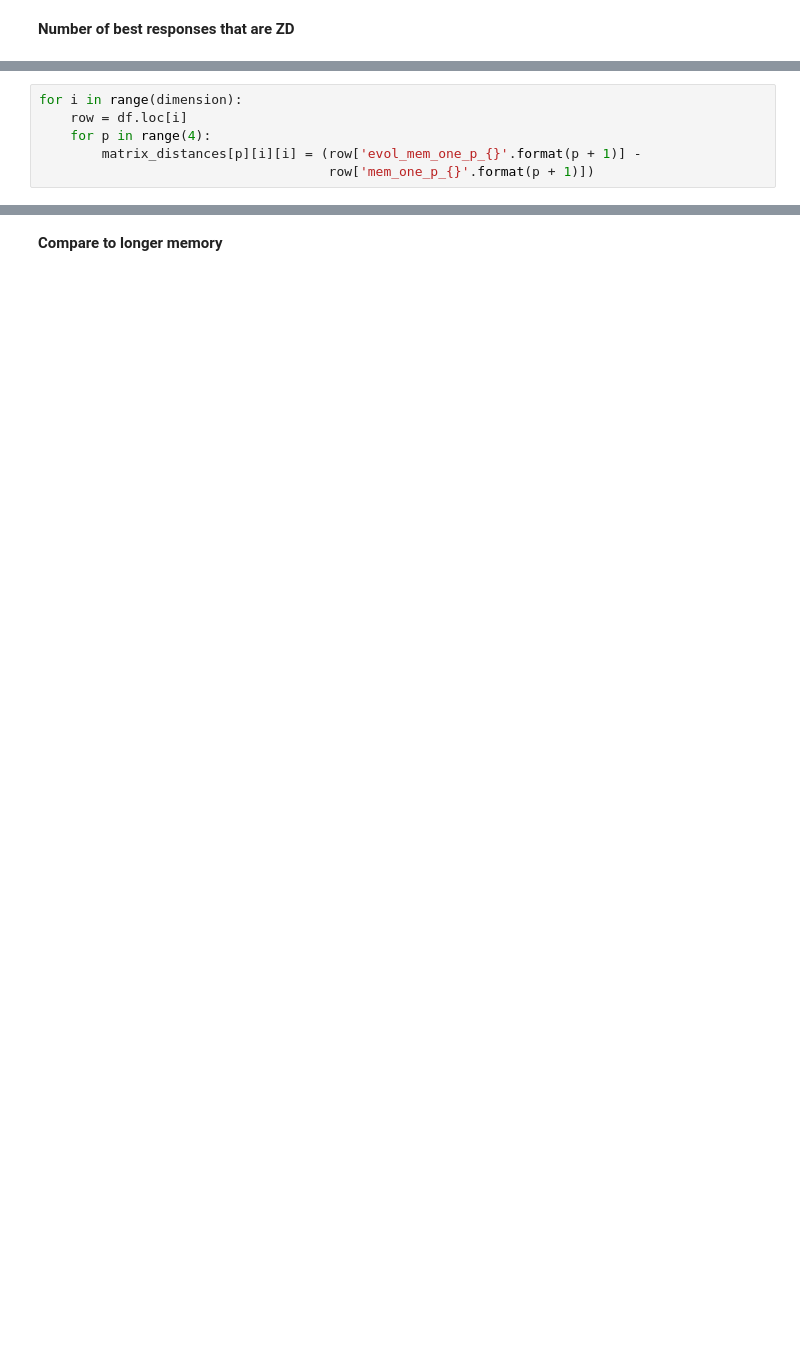
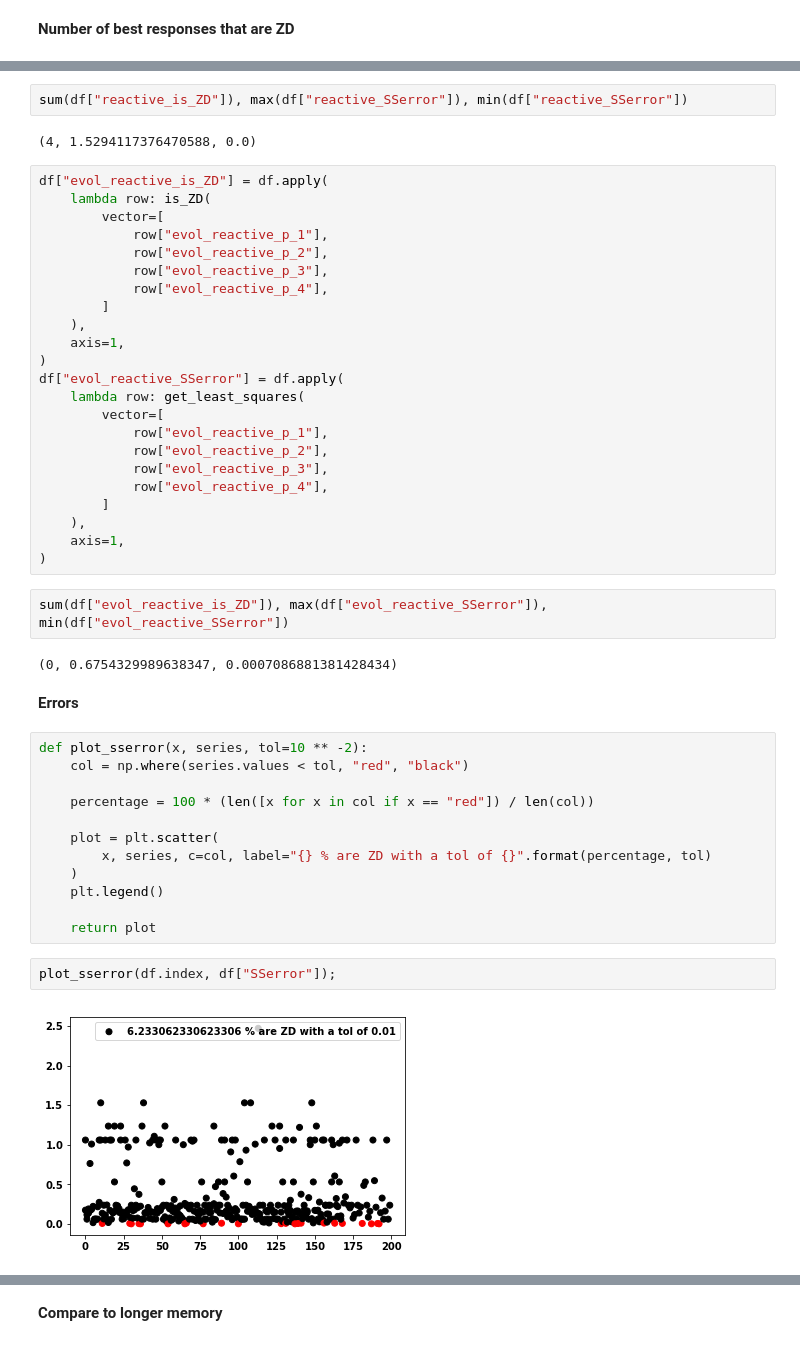
Before and after one commit to Nikoleta-v3/Memory-size-in-the-prisoners-dilemma, a Jupyter notebook: nbs/Analysis data.ipynb, the cells around one changed output, grey strips where cells are left out. Saved outputs shown, nothing was run; the diff lists cells and outputs as text; blank space fills up the shorter version.

```diff
--- a/nbs/Analysis data.ipynb
+++ b/nbs/Analysis data.ipynb
@@ -155,6 +113,0 @@ distances = []
-# %%
-for i in range(dimension):
-    row = df.loc[i]
-    for p in range(4):
-        matrix_distances[p][i][i] = (row['evol_mem_one_p_{}'.format(p + 1)] -
-                                     row['mem_one_p_{}'.format(p + 1)])
@@ -219,0 +191,49 @@ for i, distance in enumerate(distances):
+# %%
+sum(df["reactive_is_ZD"]), max(df["reactive_SSerror"]), min(df["reactive_SSerror"])
+# %% [output]
+(4, 1.5294117376470588, 0.0)
+# %%
+df["evol_reactive_is_ZD"] = df.apply(
+    lambda row: is_ZD(
+        vector=[
+            row["evol_reactive_p_1"],
+            row["evol_reactive_p_2"],
+            row["evol_reactive_p_3"],
+            row["evol_reactive_p_4"],
+        ]
+    ),
+    axis=1,
+)
+df["evol_reactive_SSerror"] = df.apply(
+    lambda row: get_least_squares(
+        vector=[
+            row["evol_reactive_p_1"],
+            row["evol_reactive_p_2"],
+            row["evol_reactive_p_3"],
+            row["evol_reactive_p_4"],
+        ]
+    ),
+    axis=1,
+)
+# %%
+sum(df["evol_reactive_is_ZD"]), max(df["evol_reactive_SSerror"]), min(df["evol_reactive_SSerror"])
+# %% [output]
+(0, 0.6754329989638347, 0.0007086881381428434)
+# %% [markdown]
+**Errors**
+# %%
+def plot_sserror(x, series, tol=10 ** -2):
+    col = np.where(series.values < tol, "red", "black")
+
+    percentage = 100 * (len([x for x in col if x == "red"]) / len(col))
+
+    plot = plt.scatter(
+        x, series, c=col, label="{} % are ZD with a tol of {}".format(percentage, tol)
+    )
+    plt.legend()
+
+    return plot
+# %%
+plot_sserror(df.index, df["SSerror"]);
+# %% [output]
+[figure, added]
```
Also changed, not shown: parts of 91 cells of this notebook, 10 other files.
